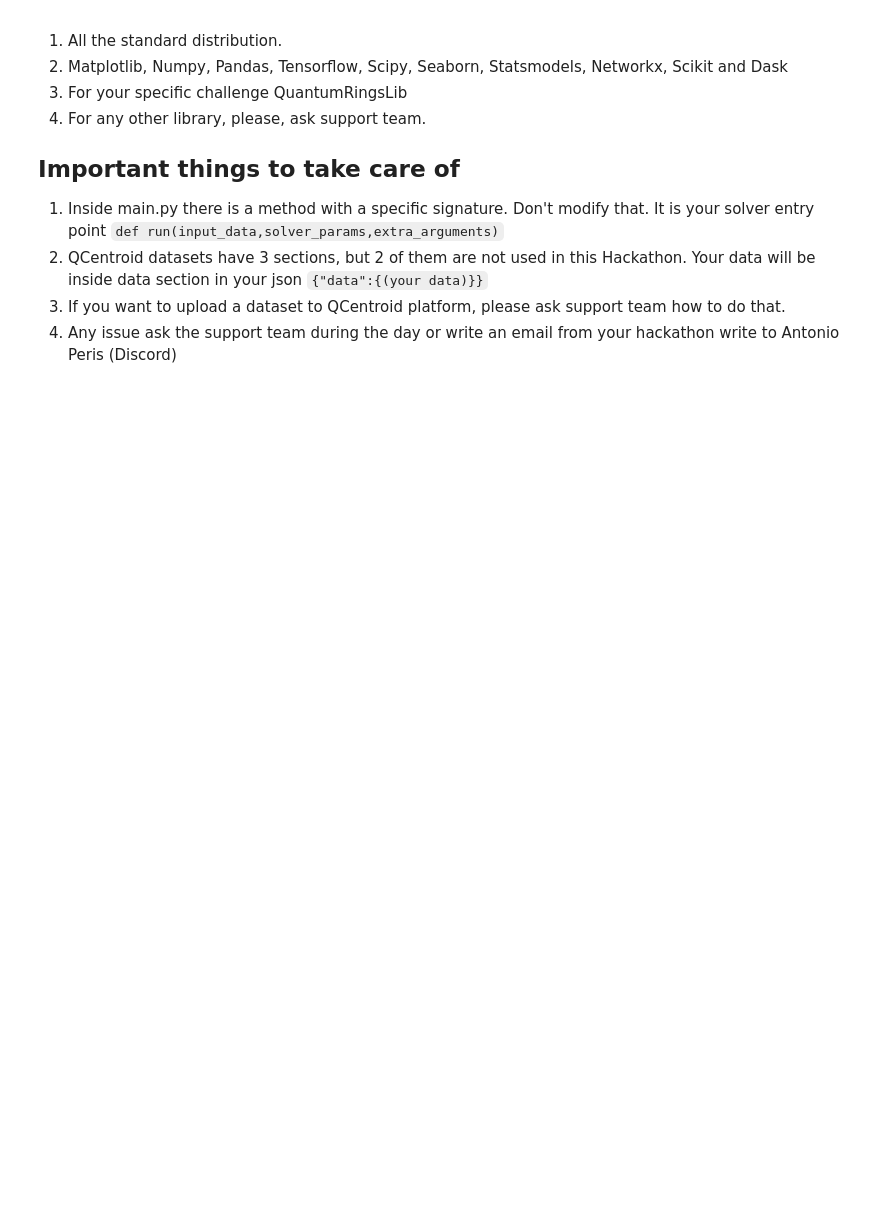
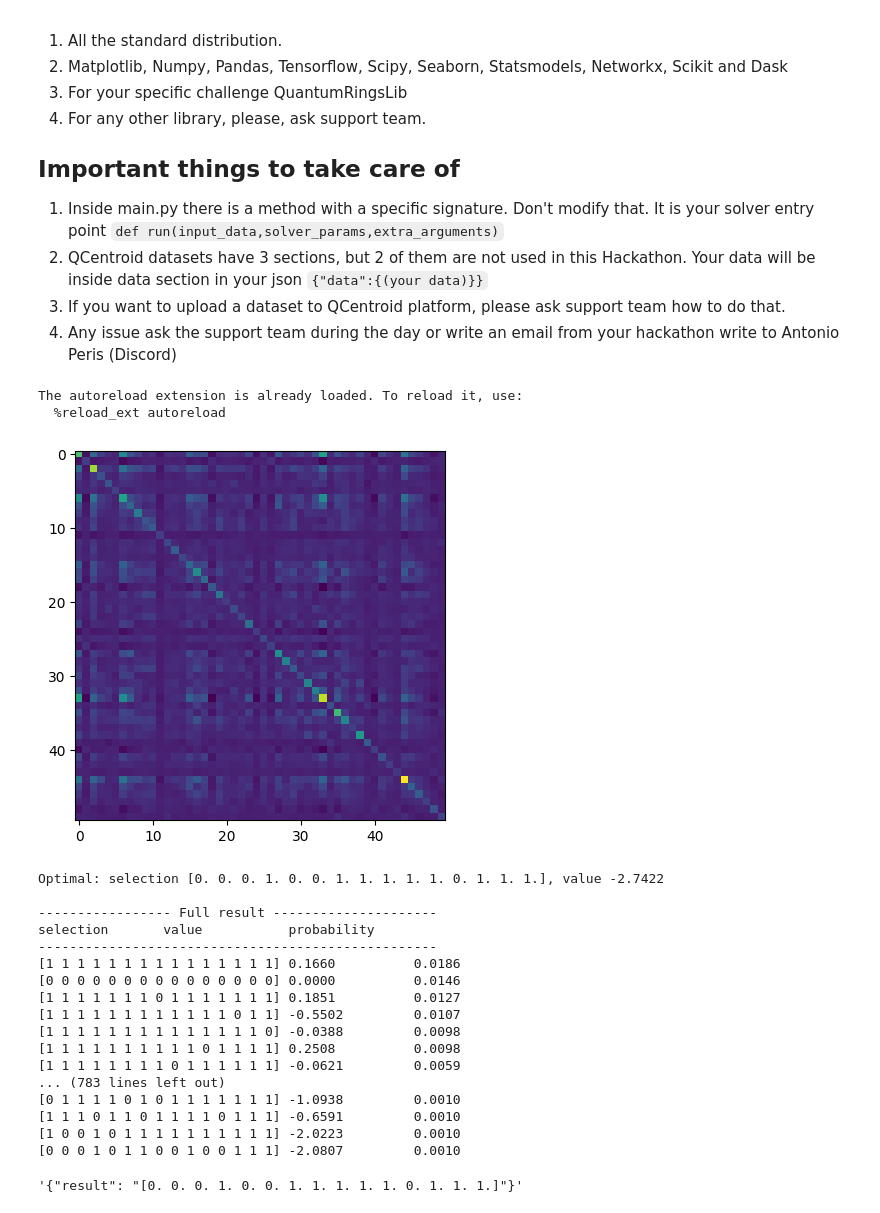
Before and after one commit to LeCx128/QAI_hackathon, a Jupyter notebook: Launcher.ipynb, the cells around one changed output. Drawn from its saved outputs; the diff is of its cells as text; code cells hidden in the pictures; blank space fills up the shorter version.

```diff
--- a/Launcher.ipynb
+++ b/Launcher.ipynb
@@ -49,7 +49,51 @@ This will be your go-to guide during the hackathon to stay informed and make the
 3. If you want to upload a dataset to QCentroid platform, please ask support team how to do that.
 4. Any issue ask the support team during the day or write an email from your hackathon write to Antonio Peris (Discord)
 # %%
-input_json='input.json'
+# input_json='input.json'
+input_json = 'big_dataset.json'
+# %%
+#############################################################################################################################
+############################################## PLEASE, DON'T MODIFY THIS CELL. ##############################################
+######################## IF THIS CELL DOES NOT WORK, YOUR CODE WON'T WORK ON THE EVALUATION PLATFORM ########################
+#############################################################################################################################
+
+%load_ext autoreload
+%autoreload 2
+
+import json
+import main
+import numpy as np
+
+with open(input_json) as f:
+  input_data = json.load(f)
+data=input_data['data']
+result=main.run(data,
+                roi_pct=33, risk_pct=33, esg_pct=34,
+                available_qubits=15,
+                solver_params=None, arguments=None)
+json.dumps(result)
+# %% [output]
+The autoreload extension is already loaded. To reload it, use:
+  %reload_ext autoreload
+[figure, added]
+Optimal: selection [0. 0. 0. 1. 0. 0. 1. 1. 1. 1. 1. 0. 1. 1. 1.], value -2.7422
+
+----------------- Full result ---------------------
+selection       value           probability
+---------------------------------------------------
+[1 1 1 1 1 1 1 1 1 1 1 1 1 1 1] 0.1660          0.0186
+[0 0 0 0 0 0 0 0 0 0 0 0 0 0 0] 0.0000          0.0146
+[1 1 1 1 1 1 1 0 1 1 1 1 1 1 1] 0.1851          0.0127
+[1 1 1 1 1 1 1 1 1 1 1 1 0 1 1] -0.5502         0.0107
+[1 1 1 1 1 1 1 1 1 1 1 1 1 1 0] -0.0388         0.0098
+[1 1 1 1 1 1 1 1 1 1 0 1 1 1 1] 0.2508          0.0098
+[1 1 1 1 1 1 1 1 0 1 1 1 1 1 1] -0.0621         0.0059
+... (783 lines left out)
+[0 1 1 1 1 0 1 0 1 1 1 1 1 1 1] -1.0938         0.0010
+[1 1 1 0 1 1 0 1 1 1 1 0 1 1 1] -0.6591         0.0010
+[1 0 0 1 0 1 1 1 1 1 1 1 1 1 1] -2.0223         0.0010
+[0 0 0 1 0 1 1 0 0 1 0 0 1 1 1] -2.0807         0.0010
+'{"result": "[0. 0. 0. 1. 0. 0. 1. 1. 1. 1. 1. 0. 1. 1. 1.]"}'
 # %%
 #############################################################################################################################
 ############################################## PLEASE, DON'T MODIFY THIS CELL. ##############################################
```
Also changed, not shown: parts of 1 cell of this notebook, 30 other files.
